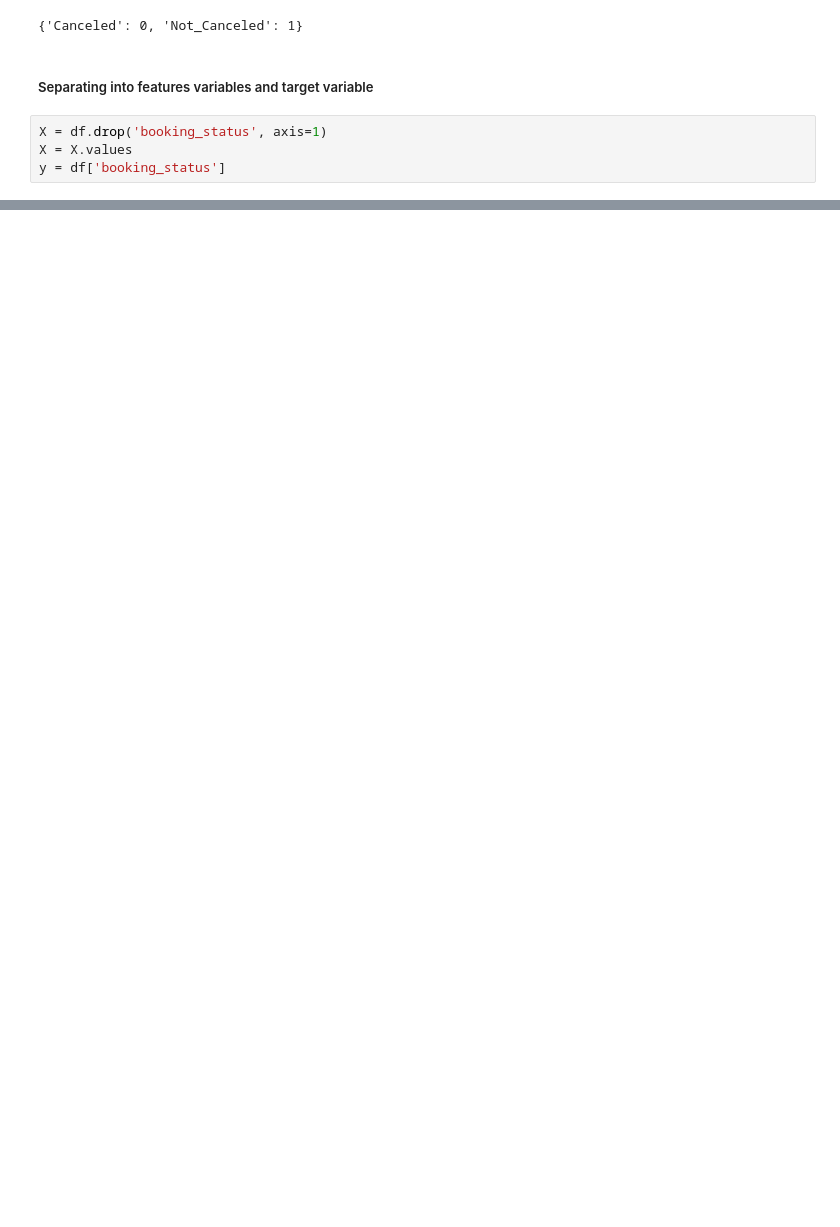
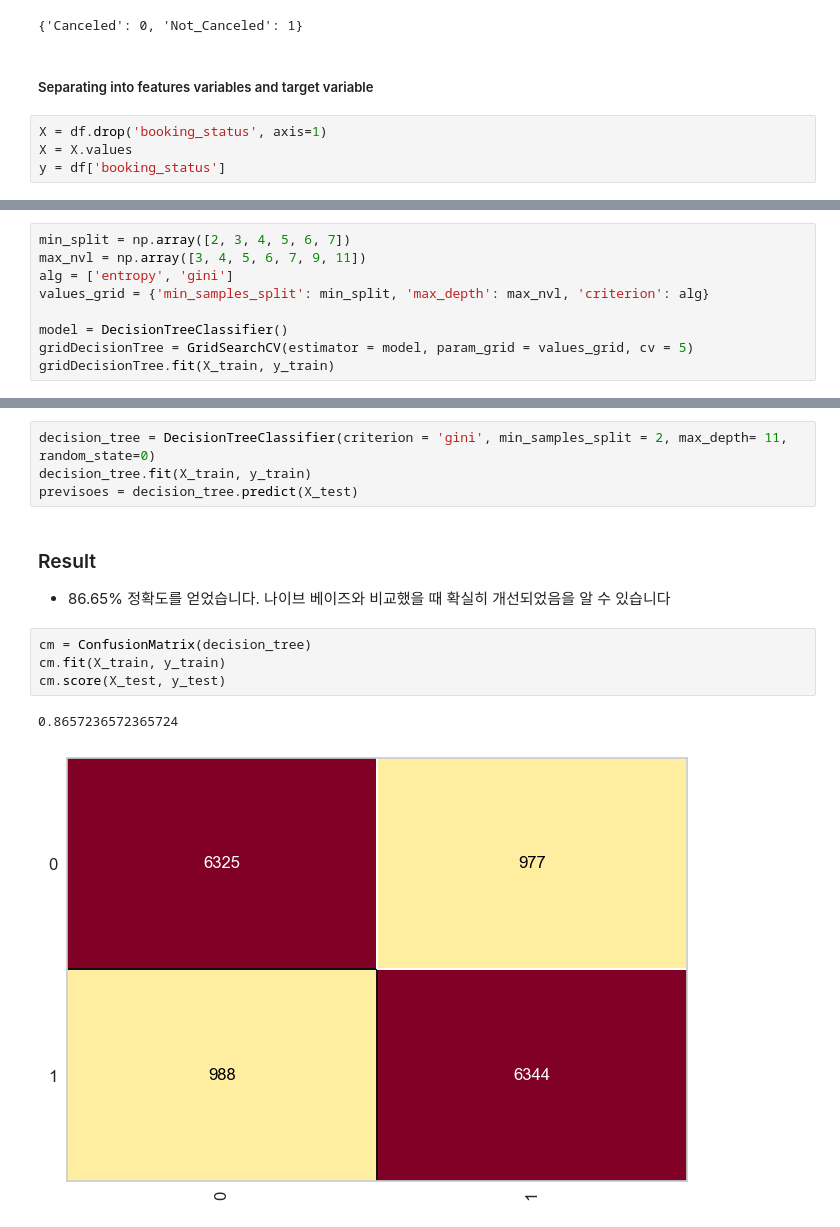
Before and after one commit to minyoungci/Kaggle, a Jupyter notebook: HotelData/hotel_reservation.ipynb, the cells around one changed output, grey strips where cells are left out. Cells and saved outputs as stored; diff of their text form; blank space fills up the shorter version.

Commit message:
Decision Tree GridSearch 까지

```diff
--- a/HotelData/hotel_reservation.ipynb
+++ b/HotelData/hotel_reservation.ipynb
@@ -522,0 +599,9 @@ y = df['booking_status']
+# %%
+min_split = np.array([2, 3, 4, 5, 6, 7])
+max_nvl = np.array([3, 4, 5, 6, 7, 9, 11])
+alg = ['entropy', 'gini']
+values_grid = {'min_samples_split': min_split, 'max_depth': max_nvl, 'criterion': alg}
+
+model = DecisionTreeClassifier()
+gridDecisionTree = GridSearchCV(estimator = model, param_grid = values_grid, cv = 5)
+gridDecisionTree.fit(X_train, y_train)
@@ -522,0 +623,15 @@ y = df['booking_status']
+# %%
+decision_tree = DecisionTreeClassifier(criterion = 'gini', min_samples_split = 2, max_depth= 11, random_state=0)
+decision_tree.fit(X_train, y_train)
+previsoes = decision_tree.predict(X_test)
+# %% [markdown]
+### Result
+
+* 86.65% 정확도를 얻었습니다. 나이브 베이즈와 비교했을 때 확실히 개선되었음을 알 수 있습니다
+# %%
+cm = ConfusionMatrix(decision_tree)
+cm.fit(X_train, y_train)
+cm.score(X_test, y_test)
+# %% [output]
+0.8657236572365724
+[figure, added]
```
Also changed, not shown: parts of 31 cells of this notebook.
